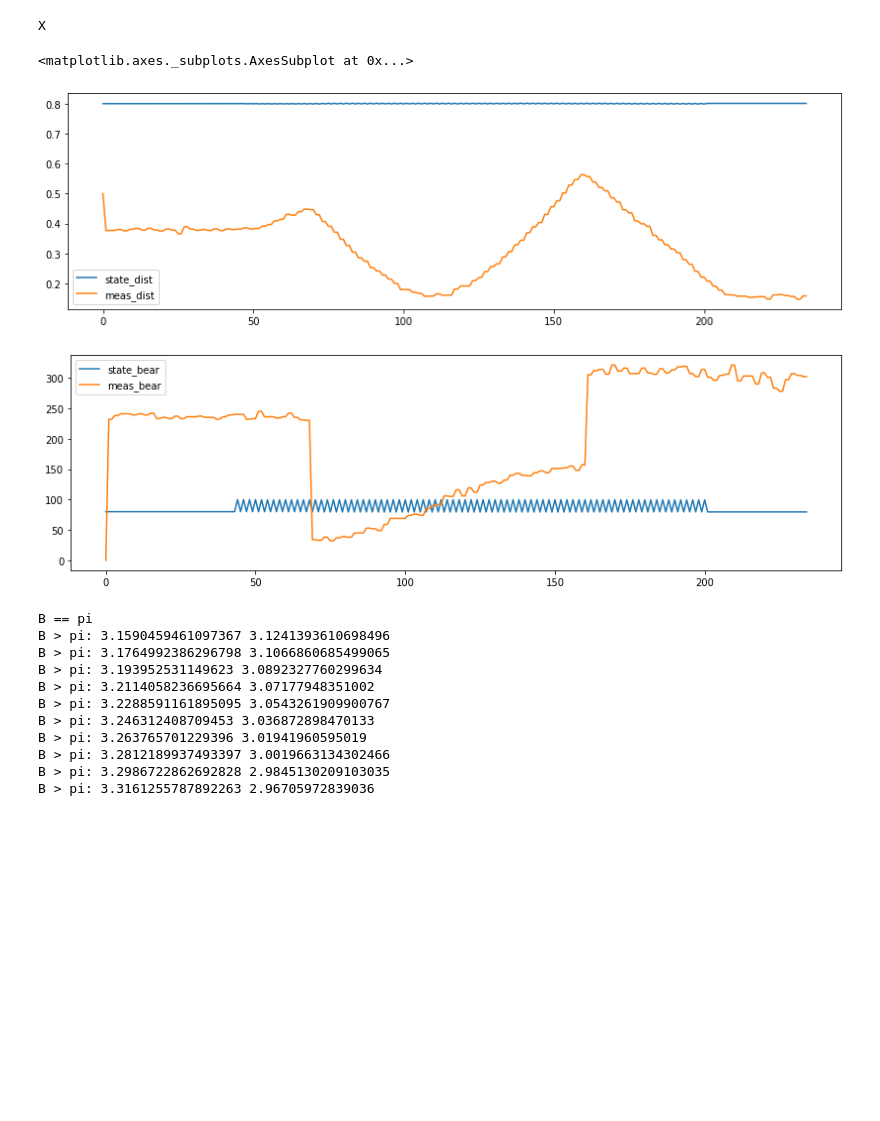
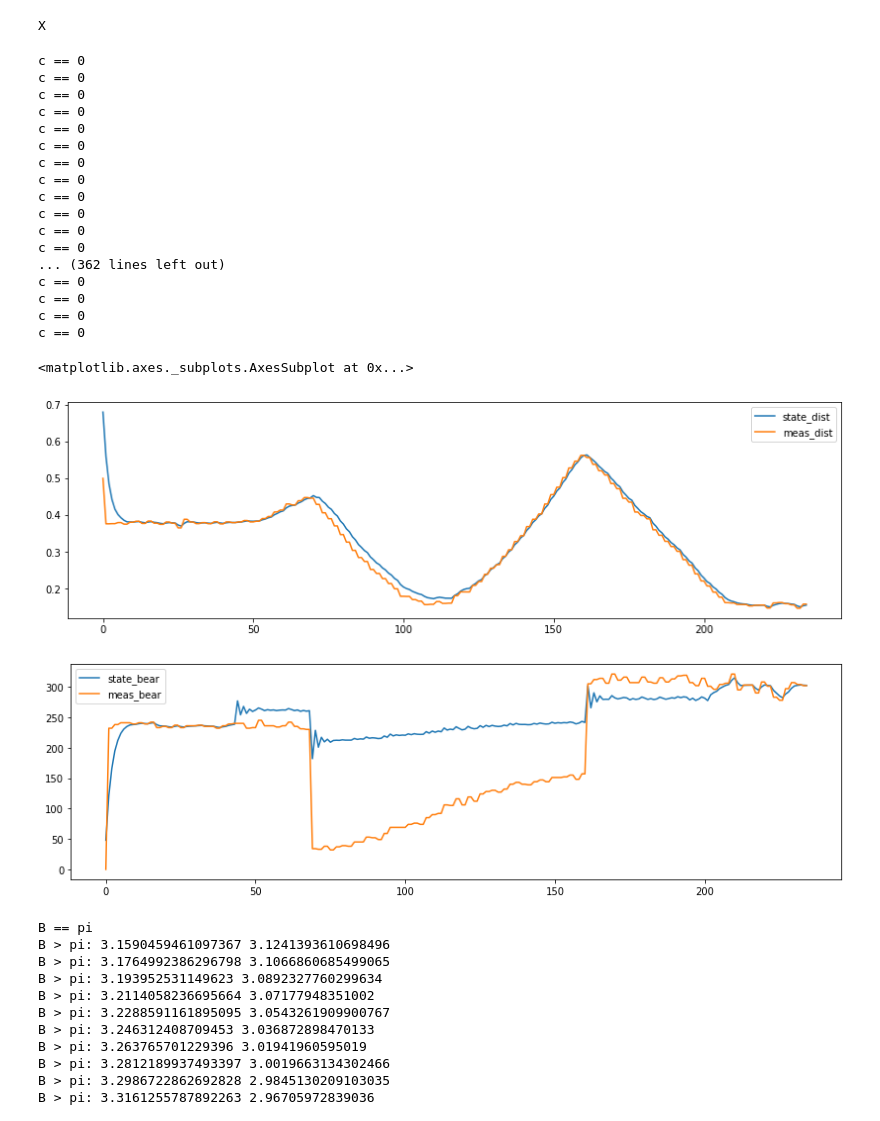
Before and after one commit to campusrover/2020prrexamples, a Jupyter notebook: scripts/kalman/Kalman Timified.ipynb, the cells around one changed output. Saved outputs shown, nothing was run; the diff lists cells and outputs as text; code cells hidden in the pictures; blank space fills up the shorter version.

```diff
--- a/scripts/kalman/Kalman Timified.ipynb
+++ b/scripts/kalman/Kalman Timified.ipynb
@@ -136,13 +136,30 @@ def test_harnass(K):
         df.loc[df.index[index], 'K'] = K
     return df
 # %%
-df = test_harnass(1.0)
+df = test_harnass(0.6)
 df.plot(y=['state_dist', 'meas_dist'], figsize=[14,4])
 df.plot(y=['state_bear', 'meas_bear'], figsize=[14,4])
 # %% [output]
-<matplotlib.axes._subplots.AxesSubplot at 0x...>
+c == 0
+c == 0
+c == 0
+c == 0
+c == 0
+c == 0
+c == 0
+c == 0
+c == 0
+c == 0
+c == 0
+c == 0
+... (362 lines left out)
+c == 0
+c == 0
+c == 0
+c == 0
+<matplotlib.axes._subplots.AxesSubplot at 0x...>
-[figure, old version]
+[figure, new version]
-[figure, old version]
+[figure, new version]
 # %%
 # Test various trig functions
 from math import pi
```
Also changed, not shown: parts of 2 cells of this notebook, 2 other files.
